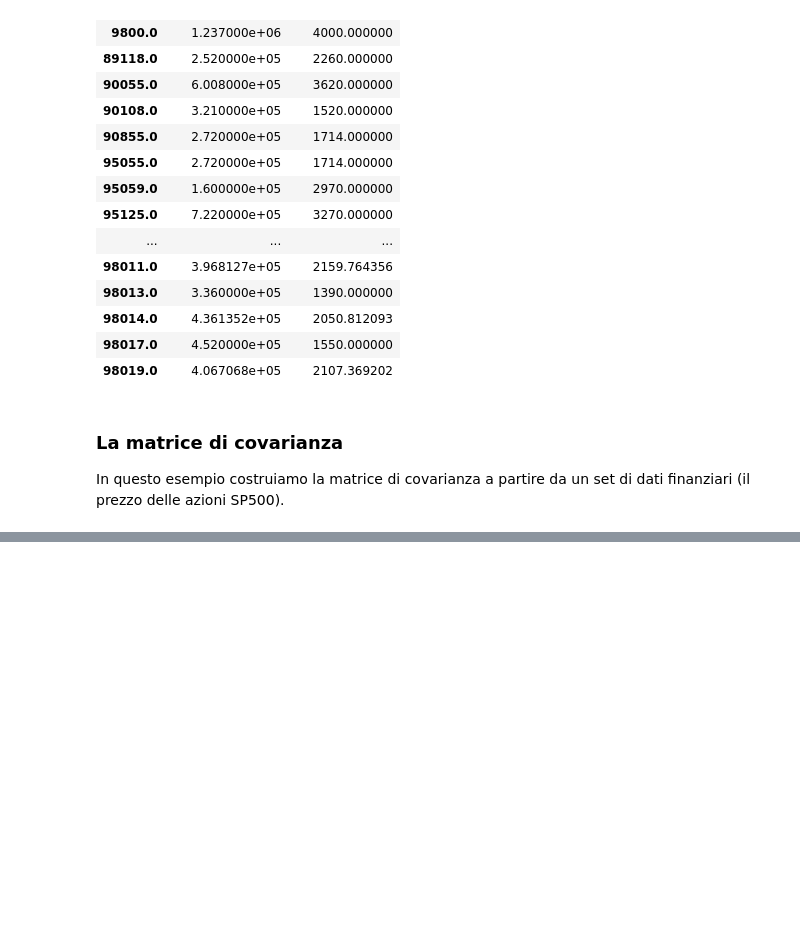
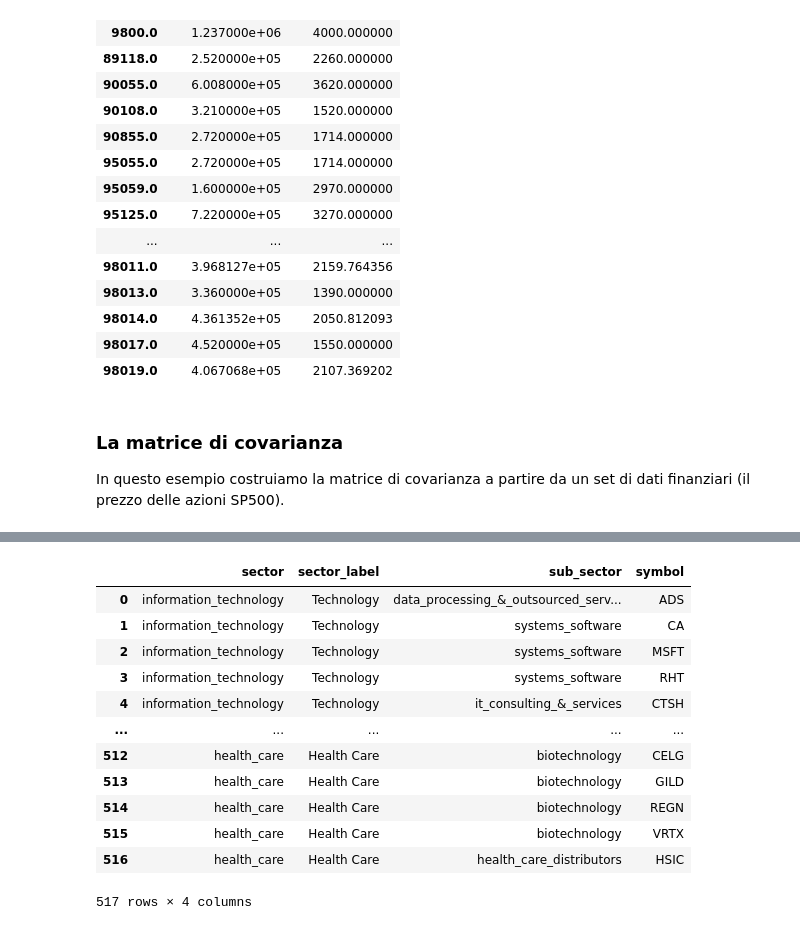
Before and after one commit to NicoFava/notes, a Jupyter notebook: 11_Data_in_pandas.ipynb, the cells around one changed output, grey strips where cells are left out. Drawn from its saved outputs; the diff is of its cells as text; code cells hidden in the pictures; blank space fills up the shorter version.

```diff
--- a/11_Data_in_pandas.ipynb
+++ b/11_Data_in_pandas.ipynb
@@ -473,3 +485,19 @@ sp500_px = pd.read_csv("../data/sp500_data.csv.gz", index_col=0) # dati di borsa
+# %%
+sp500_sym
+# %% [output]
+|  | sector | sector_label | sub_sector | symbol |
+| 0 | information_technology | Technology | data_processing_&_outsourced_serv... | ADS |
+| 1 | information_technology | Technology | systems_software | CA |
+| 2 | information_technology | Technology | systems_software | MSFT |
+| 3 | information_technology | Technology | systems_software | RHT |
+| 4 | information_technology | Technology | it_consulting_&_services | CTSH |
+| ... | ... | ... | ... | ... |
+| 512 | health_care | Health Care | biotechnology | CELG |
+| 513 | health_care | Health Care | biotechnology | GILD |
+| 514 | health_care | Health Care | biotechnology | REGN |
+| 515 | health_care | Health Care | biotechnology | VRTX |
+| 516 | health_care | Health Care | health_care_distributors | HSIC |
+517 rows × 4 columns
 # %%
 # Table 1-7
 # Consideriamo il settore telecomunicazioni
```
Also changed, not shown: parts of 7 cells of this notebook, 7 other files.
